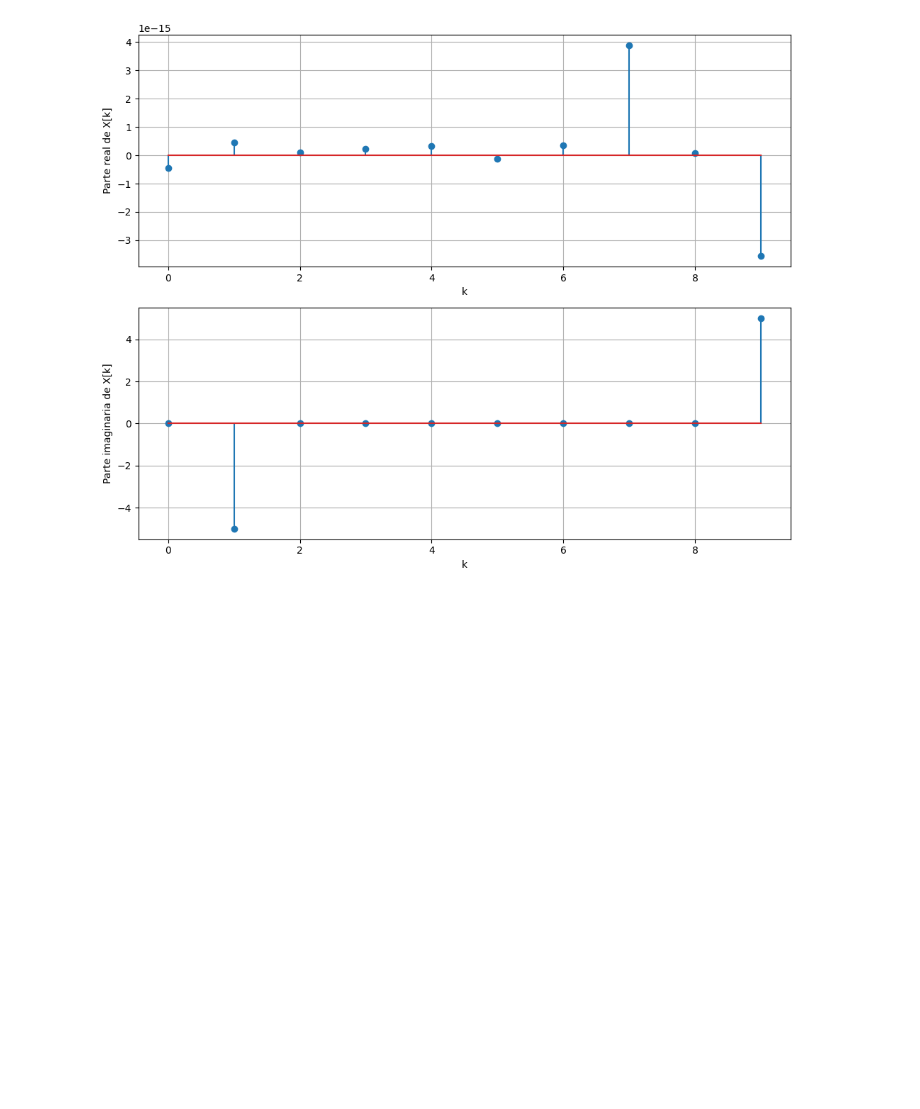
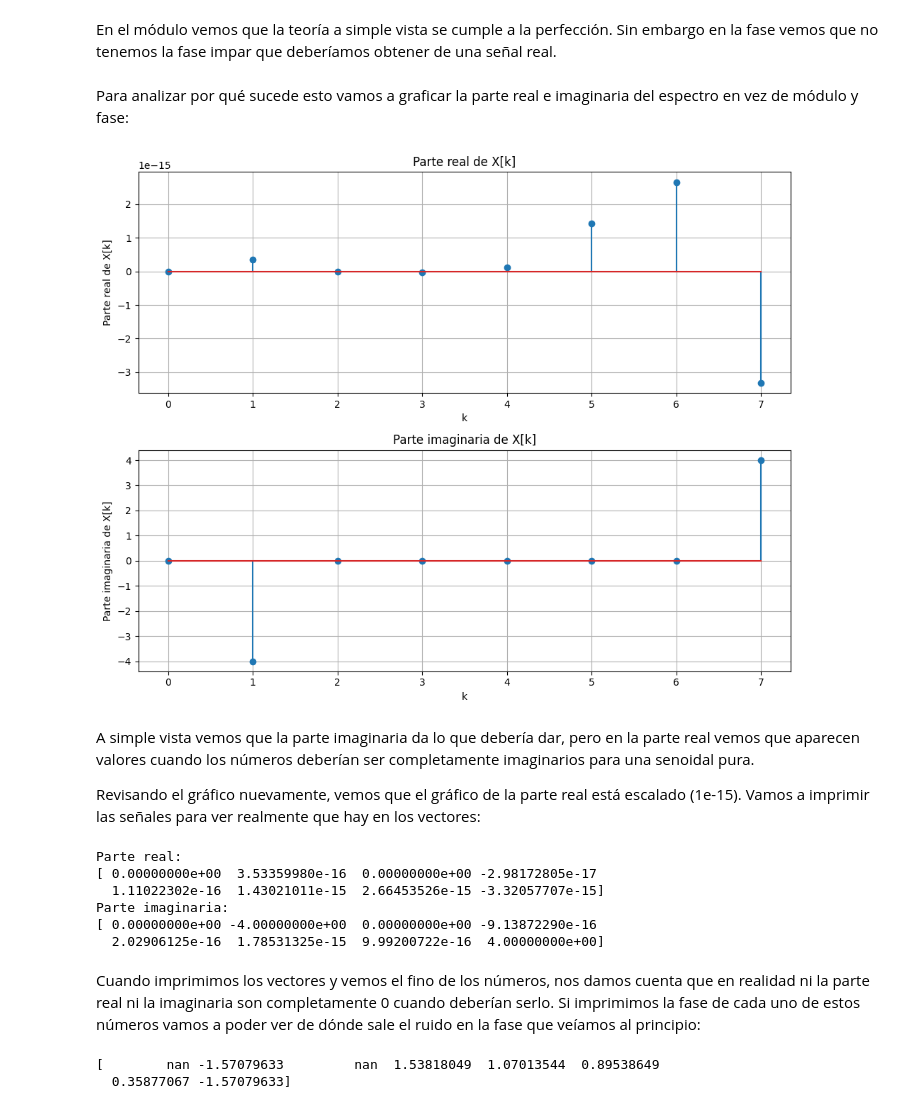
Before and after one commit to tomzuran/PDS2026, a Jupyter notebook: dft.ipynb, the cells around one changed output. Cells and saved outputs as stored; diff of their text form; code cells hidden in the pictures; blank space fills up the shorter version.

```diff
--- a/dft.ipynb
+++ b/dft.ipynb
@@ -21,8 +26,3 @@ def pds_sen_ruidosa(nn = 1000, fs = 1000, freq = 1, Amax = np.sqrt(2), dc = 0, p
         xx = x1
 
     return xx, tt
-
-
-N = 10
-fs = 10
-xx, tt = pds_sen_ruidosa(nn = N, fs = fs, freq = 1, Amax = 1, dc = 0, phase = 0, SNR_db = "inf")
@@ -35,4 +75,8 @@ def pds_dft(xx):
     xk = np.asarray(xk).squeeze()
     return xk
 
+
+N = 8
+fs = 8
+xx, tt = pds_sen_ruidosa(nn = N, fs = fs, freq = 1, Amax = 1, dc = 0, phase = 0, SNR_db = "inf")
 xk = pds_dft(xx)
@@ -61,16 +115,46 @@ Agregar parte real y parte imaginaria en funcion de K. Ver que el pi sobre dos s
+# %% [markdown]
+En el módulo vemos que la teoría a simple vista se cumple a la perfección. Sin embargo en la fase vemos que no tenemos la fase impar que deberíamos obtener de una señal real.
+# %% [markdown]
+Para analizar por qué sucede esto vamos a graficar la parte real e imaginaria del espectro en vez de módulo y fase:
 # %%
 figure, axs = plt.subplots(2, 1, figsize=(10, 8))
 axs[0].stem(np.arange(N), np.real(xk))
 axs[0].set_xlabel('k')
 axs[0].set_ylabel('Parte real de X[k]')
 axs[0].grid(True)
+axs[0].set_title("Parte real de X[k]")
 
 axs[1].stem(np.arange(N), np.imag(xk))
 axs[1].set_xlabel('k')
 axs[1].set_ylabel('Parte imaginaria de X[k]')
 axs[1].grid(True)
+axs[1].set_title("Parte imaginaria de X[k]")
 
 plt.tight_layout()
 plt.show()
 # %% [output]
-[figure, old version]
+[figure, new version]
+# %% [markdown]
+A simple vista vemos que la parte imaginaria da lo que debería dar, pero en la parte real vemos que aparecen valores cuando los números deberían ser completamente imaginarios para una senoidal pura.
+
+Revisando el gráfico nuevamente, vemos que el gráfico de la parte real está escalado (1e-15). Vamos a imprimir las señales para ver realmente que hay en los vectores:
+# %%
+print("Parte real:")
+print(np.real(xk))
+
+print("Parte imaginaria:")
+print(np.imag(xk))
+# %% [output]
+Parte real:
+[ 0.00000000e+00  3.53359980e-16  0.00000000e+00 -2.98172805e-17
+  1.11022302e-16  1.43021011e-15  2.66453526e-15 -3.32057707e-15]
+Parte imaginaria:
+[ 0.00000000e+00 -4.00000000e+00  0.00000000e+00 -9.13872290e-16
+  2.02906125e-16  1.78531325e-15  9.99200722e-16  4.00000000e+00]
+# %% [markdown]
+Cuando imprimimos los vectores y vemos el fino de los números, nos damos cuenta que en realidad ni la parte real ni la imaginaria son completamente 0 cuando deberían serlo. Si imprimimos la fase de cada uno de estos números vamos a poder ver de dónde sale el ruido en la fase que veíamos al principio:
+# %%
+print(np.atan(np.imag(xk)/np.real(xk)))
+# %% [output]
+[        nan -1.57079633         nan  1.53818049  1.07013544  0.89538649
+  0.35877067 -1.57079633]
```
Also changed, not shown: parts of 35 cells of this notebook, 1 other file.
